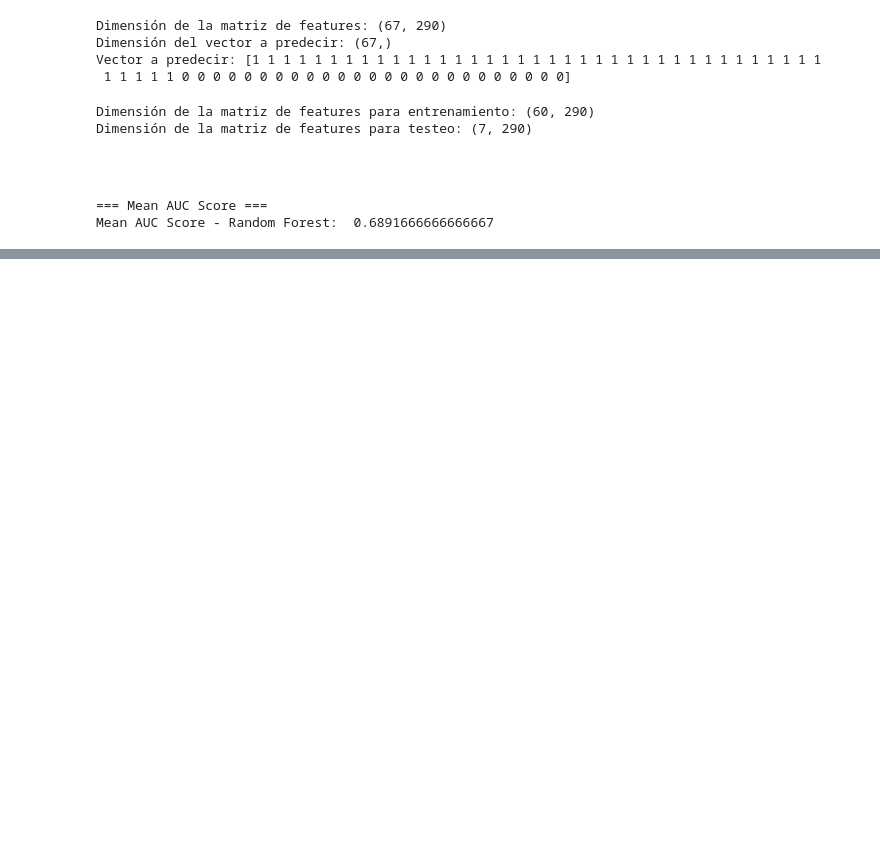
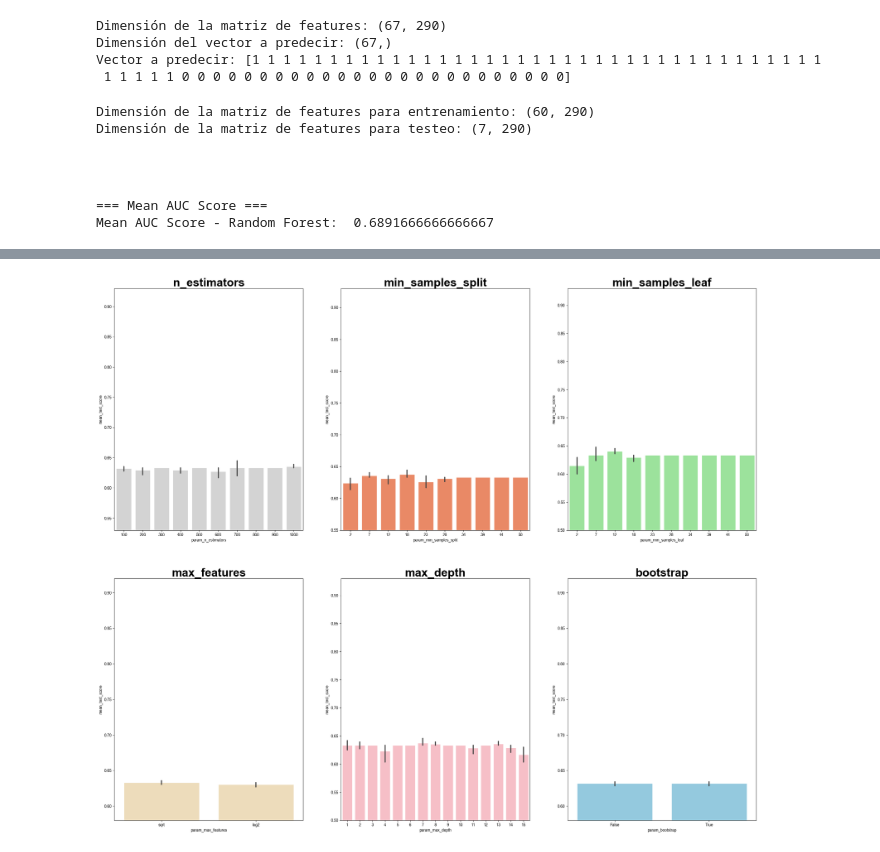
Before and after one commit to brainhack-school2023/galvan_project, a Jupyter notebook: src/5.ReducEnsamb.ipynb, the cells around one changed output, grey strips where cells are left out. Cells and saved outputs as stored; diff of their text form; code cells hidden in the pictures; blank space fills up the shorter version.

```diff
--- a/src/5.ReducEnsamb.ipynb
+++ b/src/5.ReducEnsamb.ipynb
@@ -92,7 +92,7 @@ from sklearn.model_selection import RandomizedSearchCV
 # number of trees in random forest
 n_estimators = [int(x) for x in np.linspace(start = 200, stop = 2000, num = 10)]
 # number of features at every split
-max_features = ['auto', 'sqrt']
+max_features = ['sqrt']
 
 # max depth
 max_depth = [int(x) for x in np.linspace(100, 500, num = 11)]
@@ -115,7 +114,7 @@ Fitting 3 folds for each of 100 candidates, totalling 300 fits
 # %%
-rfc = RandomForestClassifier(n_estimators=1000, max_depth=420, max_features='auto')
-rfc.fit(X_train,y_train)
-rfc_predict = rfc.predict(X_test)
+rfc = RandomForestClassifier(n_estimators=800, max_depth=220, max_features='sqrt')
+rfc.fit(X_scaled,y_train)
+rfc_predict = rfc.predict(X_test_scaled)
 rfc_cv_score = cross_val_score(rfc, X, y, cv=10, scoring='roc_auc')
 print("=== Matriz de confusión ===")
 print(confusion_matrix(y_test, rfc_predict))
@@ -148,0 +188,14 @@ Puntuación AUC media - Random Forest:  0.7183333333333334
+# %%
+rs_df = pd.DataFrame(rs.cv_results_).sort_values('rank_test_score').reset_index(drop=True)
+rs_df = rs_df.drop([
+            'mean_fit_time',
+            'std_fit_time',
+            'mean_score_time',
+            'std_score_time',
+            'params',
+            'split0_test_score',
+            'split1_test_score',
+            'split2_test_score',
+            'std_test_score'],
+            axis=1)
+rs_df.head(10)
@@ -148,0 +214,20 @@ Puntuación AUC media - Random Forest:  0.7183333333333334
+# %%
+fig, axs = plt.subplots(ncols=3, nrows=2)
+sns.set(style="whitegrid", color_codes=True, font_scale = 2)
+fig.set_size_inches(30,25)
+sns.barplot(x='param_n_estimators', y='mean_test_score', data=rs_df, ax=axs[0,0], color='lightgrey')
+axs[0,0].set_ylim([.53,.93]), axs[0,0].set_title(label = 'n_estimators', size=30, weight='bold')
+sns.barplot(x='param_min_samples_split', y='mean_test_score', data=rs_df, ax=axs[0,1], color='coral')
+axs[0,1].set_ylim([.55,.93]), axs[0,1].set_title(label = 'min_samples_split', size=30, weight='bold')
+sns.barplot(x='param_min_samples_leaf', y='mean_test_score', data=rs_df, ax=axs[0,2], color='lightgreen')
+axs[0,2].set_ylim([.50,.93]), axs[0,2].set_title(label = 'min_samples_leaf', size=30, weight='bold')
+sns.barplot(x='param_max_features', y='mean_test_score', data=rs_df, ax=axs[1,0], color='wheat')
+axs[1,0].set_ylim([.58,.92]), axs[1,0].set_title(label = 'max_features', size=30, weight='bold')
+sns.barplot(x='param_max_depth', y='mean_test_score', data=rs_df, ax=axs[1,1], color='lightpink')
+axs[1,1].set_ylim([.50,.93]), axs[1,1].set_title(label = 'max_depth', size=30, weight='bold')
+sns.barplot(x='param_bootstrap',y='mean_test_score', data=rs_df, ax=axs[1,2], color='skyblue')
+axs[1,2].set_ylim([.58,.92])
+axs[1,2].set_title(label = 'bootstrap', size=30, weight='bold')
+plt.show()
+# %% [output]
+[figure, added]
```
Also changed, not shown: parts of 8 cells of this notebook, 1 other file.
